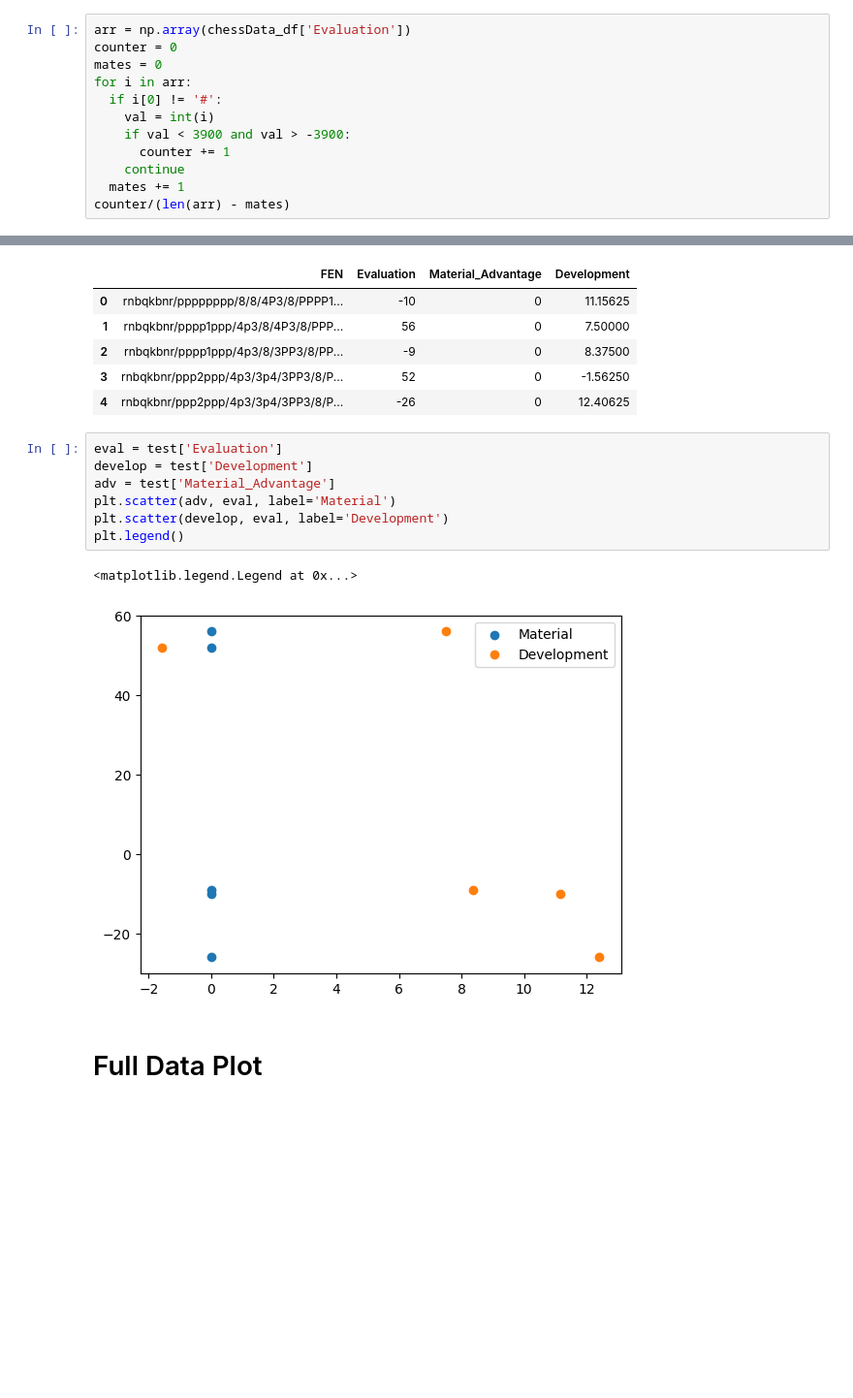
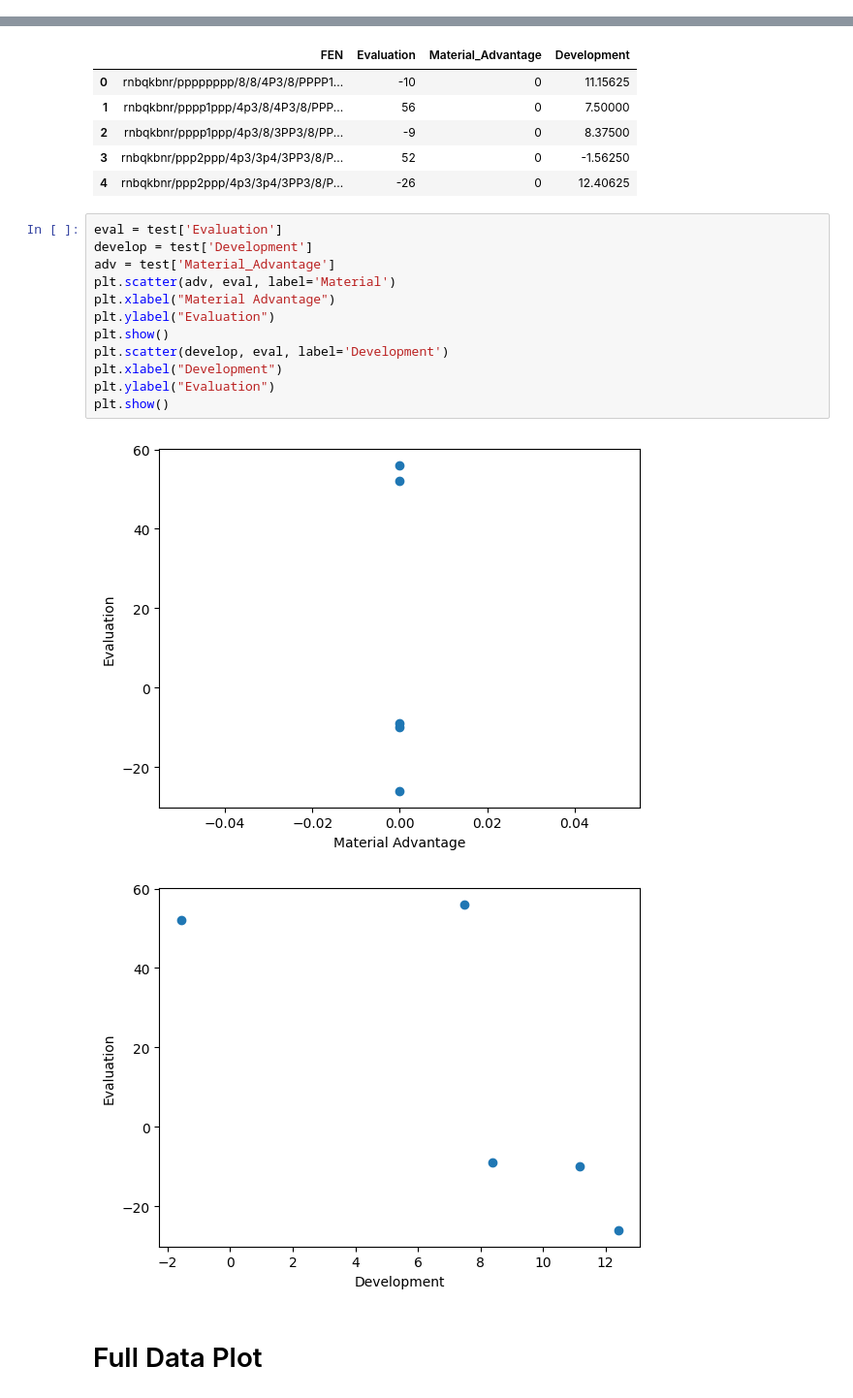
Before and after one commit to ezh247467/CSE151A-Group-Project, a Jupyter notebook: Group_Project.ipynb, the cells around one changed output, grey strips where cells are left out. Shown at 97% size. Saved outputs shown, nothing was run; the diff lists cells and outputs as text; blank space fills up the shorter version.

Commit message:
Minor changes to notebook for better graphing

```diff
--- a/Group_Project.ipynb
+++ b/Group_Project.ipynb
@@ -37,15 +36,3 @@ chessData_df
 | 12958033 | r2qkb1r/pp1b1ppp/1n2p3/n2pP3/3P1P... | +115 |
 | 12958034 | r2qkb1r/pp1b1ppp/1n2p3/n2pP3/3P1P... | +45 |
 12958035 rows × 2 columns
-# %%
-arr = np.array(chessData_df['Evaluation'])
-counter = 0
-mates = 0
-for i in arr:
-  if i[0] != '#':
-    val = int(i)
-    if val < 3900 and val > -3900:
-      counter += 1
-    continue
-  mates += 1
-counter/(len(arr) - mates)
@@ -576,13 +561,18 @@ test
 # %%
 eval = test['Evaluation']
 develop = test['Development']
 adv = test['Material_Advantage']
 plt.scatter(adv, eval, label='Material')
+plt.xlabel("Material Advantage")
+plt.ylabel("Evaluation")
+plt.show()
 plt.scatter(develop, eval, label='Development')
-plt.legend()
+plt.xlabel("Development")
+plt.ylabel("Evaluation")
+plt.show()
 # %% [output]
-<matplotlib.legend.Legend at 0x...>
-[figure, old version]
+[figure, new version]
+[figure, added]
 # %% [markdown]
 # Full Data Plot
 # %%
```
Also changed, not shown: parts of 4 cells of this notebook.
